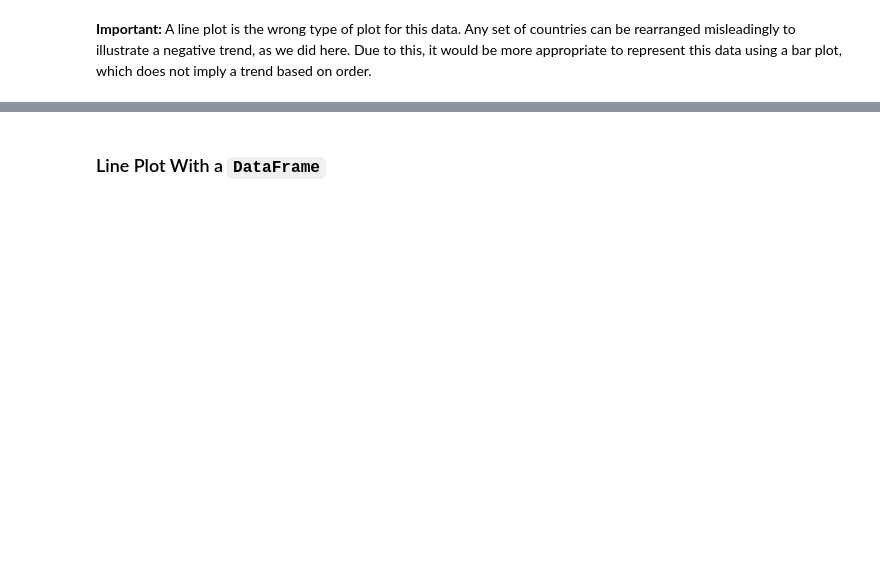
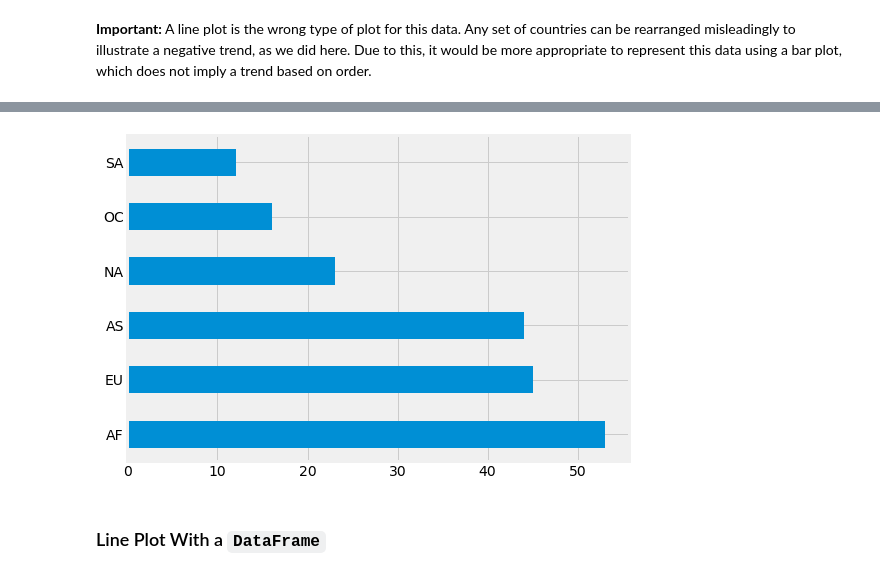
Before and after one commit to ShelyBhogal/data-science, a Jupyter notebook: 05-data-visualization/python-data-viz-lab_NJM_empty.ipynb, the cells around one changed output, grey strips where cells are left out. Drawn from its saved outputs; the diff is of its cells as text; code cells hidden in the pictures; blank space fills up the shorter version.

```diff
--- a/05-data-visualization/python-data-viz-lab_NJM_empty.ipynb
+++ b/05-data-visualization/python-data-viz-lab_NJM_empty.ipynb
@@ -151,3 +204,7 @@ pd.Series.plot?
+# %%
+drinks.continent.value_counts().plot(kind='barh');
+# %% [output]
+[figure, added]
 # %% [markdown]
 ### Line Plot With a `DataFrame`
 # %%
```
Also changed, not shown: parts of 16 cells of this notebook, 3 other files.
